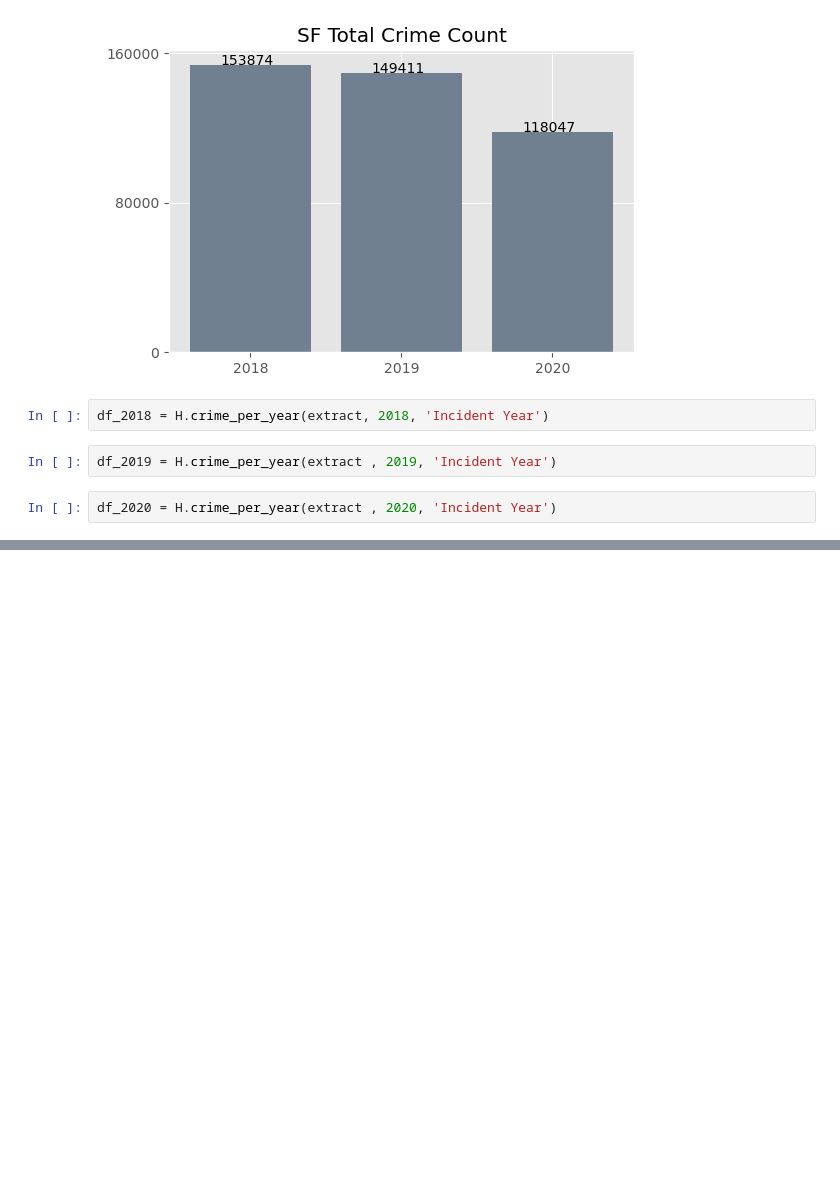
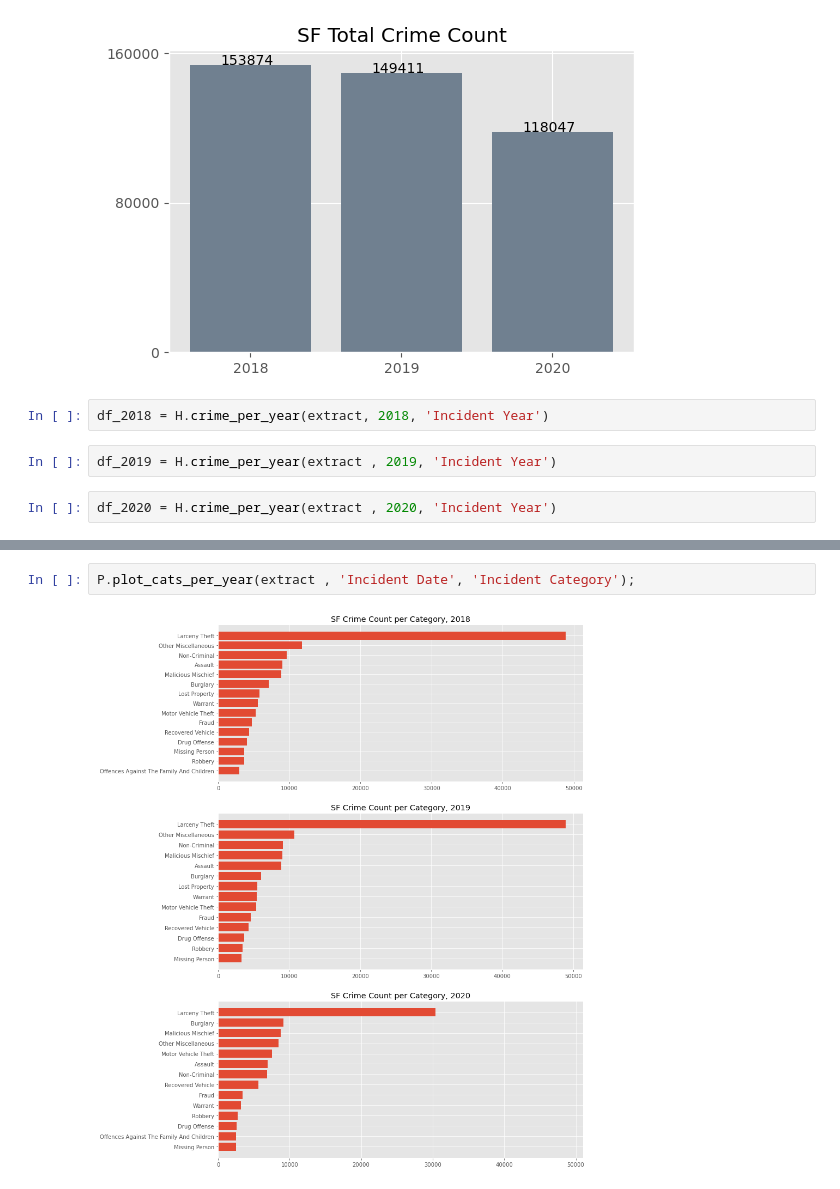
Before and after one commit to baharbiazar/San_Francisco_crime_EDA, a Jupyter notebook: src/sf_crime_analysis.ipynb, the cells around one changed output, grey strips where cells are left out. Cells and saved outputs as stored; diff of their text form; blank space fills up the shorter version.

```diff
--- a/src/sf_crime_analysis.ipynb
+++ b/src/sf_crime_analysis.ipynb
@@ -70,0 +124,4 @@ df_2020 = H.crime_per_year(extract , 2020, 'Incident Year')
+# %%
+P.plot_cats_per_year(extract , 'Incident Date', 'Incident Category');
+# %% [output]
+[figure, added]
```
Also changed, not shown: parts of 10 cells of this notebook, 8 other files.
